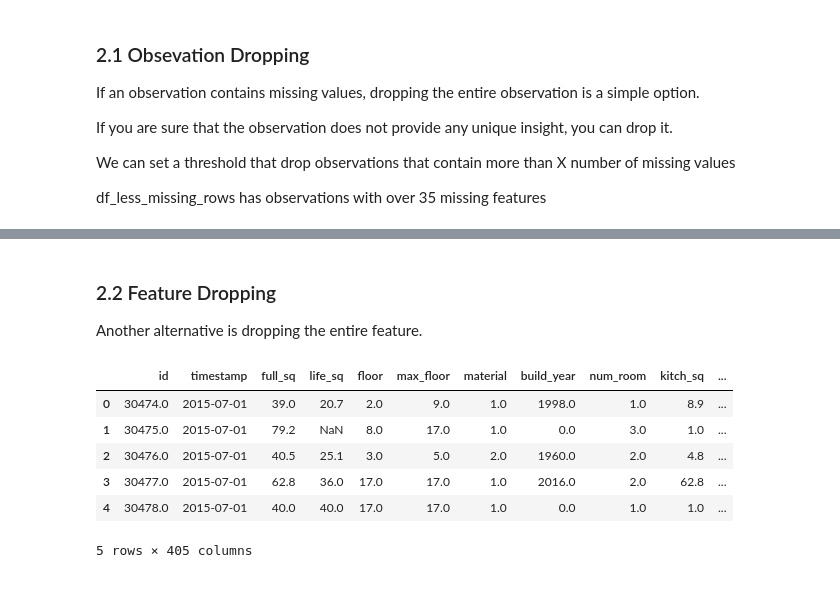
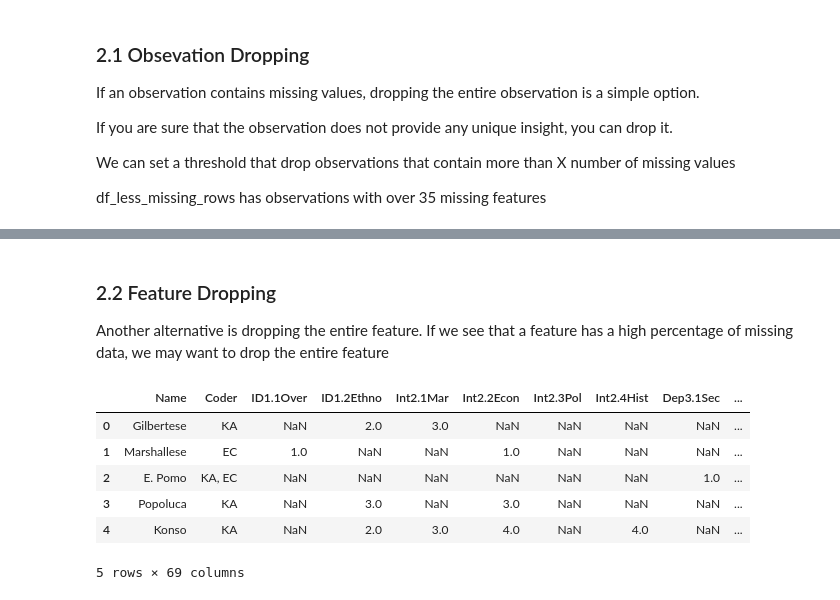
Before and after one commit to knarfamlap/physics270, a Jupyter notebook: cleaning.ipynb, the cells around one changed output, grey strips where cells are left out. Drawn from its saved outputs; the diff is of its cells as text; code cells hidden in the pictures.

```diff
--- a/cleaning.ipynb
+++ b/cleaning.ipynb
@@ -41,5 +39,7 @@ HOUSE_LOCATION = "./datasets/russian_house_market/house.csv"
+# %%
+DATA_LOCATION = "./datasets/peace_sys.csv"
 # %%
-df = pd.read_csv(HOUSE_LOCATION)
+df = pd.read_csv(DATA_LOCATION).replace(9, np.nan)
 # %% [markdown]
 ### 0.1 Shape
 
@@ -217,16 +216,17 @@ df_less_missing_rows.head()
 ### 2.2 Feature Dropping
 
 Another alternative is dropping the entire feature.
+If we see that a feature has a high percentage of missing data, we may want to drop the entire feature
 # %%
-cols_to_drop = ['hospital_beds_raion']
-df_less_hos_beds_raion = df.drop(cols_to_drop, axis=1)
+cols_to_drop = ['SCCS']
+df_less_sccs = df.drop(cols_to_drop, axis=1)
 # %%
-df_less_hos_beds_raion.head()
+df_less_sccs.head()
 # %% [output]
-|  | id | timestamp | full_sq | life_sq | floor | max_floor | material | build_year | num_room | kitch_sq | ... |
-| 0 | 30474.0 | 2015-07-01 | 39.0 | 20.7 | 2.0 | 9.0 | 1.0 | 1998.0 | 1.0 | 8.9 | ... |
-| 1 | 30475.0 | 2015-07-01 | 79.2 | NaN | 8.0 | 17.0 | 1.0 | 0.0 | 3.0 | 1.0 | ... |
-| 2 | 30476.0 | 2015-07-01 | 40.5 | 25.1 | 3.0 | 5.0 | 2.0 | 1960.0 | 2.0 | 4.8 | ... |
-| 3 | 30477.0 | 2015-07-01 | 62.8 | 36.0 | 17.0 | 17.0 | 1.0 | 2016.0 | 2.0 | 62.8 | ... |
-| 4 | 30478.0 | 2015-07-01 | 40.0 | 40.0 | 17.0 | 17.0 | 1.0 | 0.0 | 1.0 | 1.0 | ... |
+|  | Name | Coder | ID1.1Over | ID1.2Ethno | Int2.1Mar | Int2.2Econ | Int2.3Pol | Int2.4Hist | Dep3.1Sec | ... |
+| 0 | Gilbertese | KA | NaN | 2.0 | 3.0 | NaN | NaN | NaN | NaN | ... |
+| 1 | Marshallese | EC | 1.0 | NaN | NaN | 1.0 | NaN | NaN | NaN | ... |
+| 2 | E. Pomo | KA, EC | NaN | NaN | NaN | NaN | NaN | NaN | 1.0 | ... |
+| 3 | Popoluca | KA | NaN | 3.0 | NaN | 3.0 | NaN | NaN | NaN | ... |
+| 4 | Konso | KA | NaN | 2.0 | 3.0 | 4.0 | NaN | 4.0 | NaN | ... |
-5 rows × 405 columns
+5 rows × 69 columns
```
Also changed, not shown: parts of 38 cells of this notebook.
